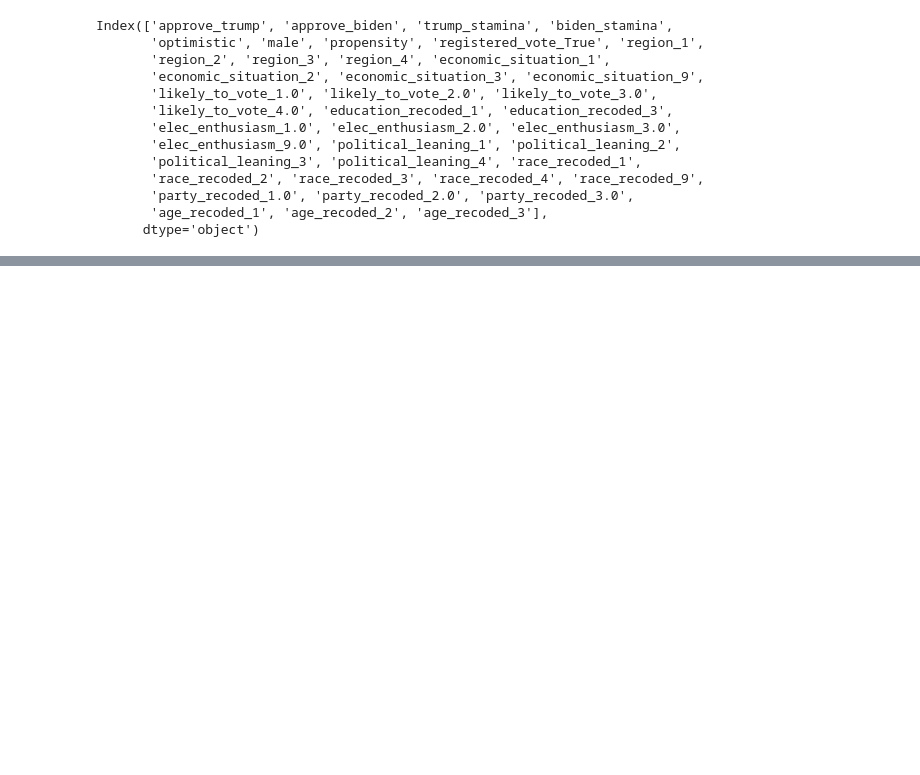
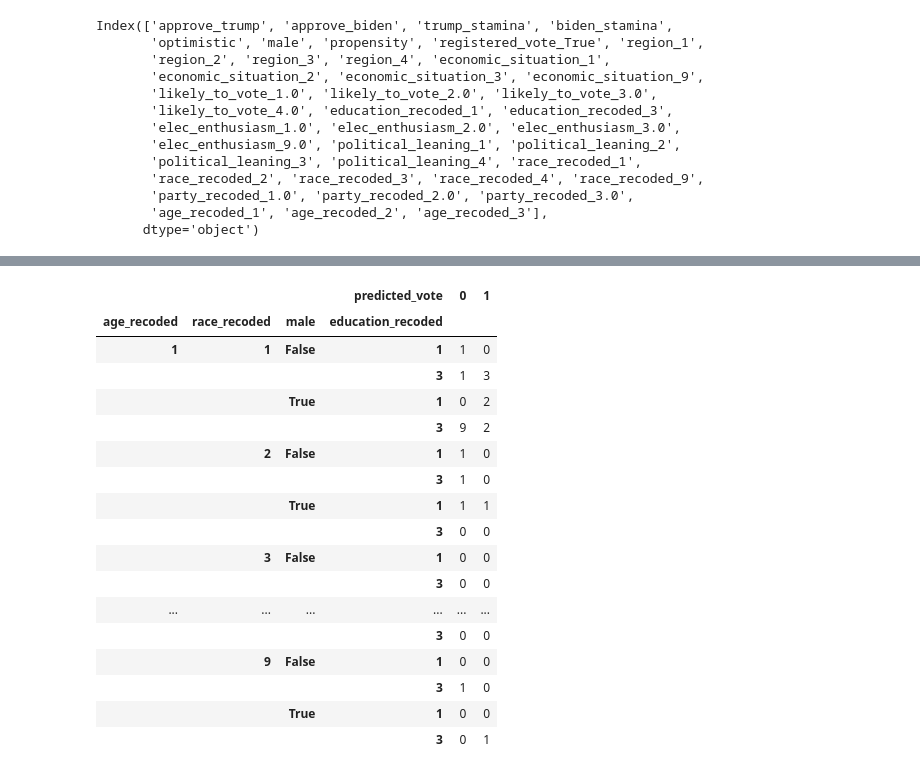
Before and after one commit to pmench/mrp-team, a Jupyter notebook: src/bella_ML.ipynb, the cells around one changed output, grey strips where cells are left out. Drawn from its saved outputs; the diff is of its cells as text; code cells hidden in the pictures; blank space fills up the shorter version.

```diff
--- a/src/bella_ML.ipynb
+++ b/src/bella_ML.ipynb
@@ -819,7 +835,7 @@ y = nat_2020_june_clean2['vote_choice_recoded']
 # train test split
 # TODO: consider stratifying by anything????
 
-X_train, X_test, y_train, y_test = train_test_split(X, y, test_size = 0.15, random_state = 13)
+X_train, X_test, y_train, y_test = train_test_split(X, y, test_size = 0.2, random_state = 13, stratify=X['male'])
 # %%
 y_test.value_counts()
 # %% [output]
@@ -1034,7 +1054,7 @@ Index(['approve_trump', 'approve_biden', 'trump_stamina', 'biden_stamina',
       dtype='object')
 # %%
 
-X_test_copy['vote_choice_recoded'] = y_preds
+X_test_copy['predicted_vote'] = y_preds
 X_test_copy['actual_vote'] = y_test
 # X_test_copy_filtered = X_test_copy[['approve_trump', 'approve_biden', 'optimistic','focused_imp_issues','male', 'propensity',  'race_recoded_1', 'race_recoded_2', 'race_recoded_3', 'race_recoded_4',
 #        'race_recoded_9', 'party_recoded_1.0',
@@ -1042,6 +1062,5 @@ X_test_copy['actual_vote'] = y_test
 #        'vote_choice_recoded', 'actual_vote']]
 X_test_copy_filtered = X_test_copy[['approve_trump', 'approve_biden', 'optimistic','male', 'propensity',  'race_recoded_1', 'race_recoded_2', 'race_recoded_3', 'race_recoded_4',
        'race_recoded_9', 'party_recoded_1.0',
-       'party_recoded_2.0', 'age_recoded_1', 'age_recoded_2', 'age_recoded_3',
-       'vote_choice_recoded', 'actual_vote']]
+       'party_recoded_2.0', 'age_recoded_1', 'age_recoded_2', 'age_recoded_3', 'predicted_vote','actual_vote']]
 # %%
@@ -1062,0 +1085,7 @@ X_test_copy_filtered
+# %%
+# filter the nat_2020_june with the indexes in X_test_copy_filtered
+
+filtered_nat_2020_june = nat_2020_june.loc[X_test_copy_filtered.index].drop(columns= ['RESPID', 'PHTYPE', 'age', 'age_bin', 'party', 'party_unaffiliated', 'gender', 'latino', 'race', 'education', 'state', 'vote_choice_recoded'])
+filtered_nat_2020_june['predicted_vote'] = X_test_copy_filtered['predicted_vote']
+filtered_nat_2020_june['actual_vote'] = X_test_copy_filtered['actual_vote']
+filtered_nat_2020_june
@@ -1062,0 +1106,21 @@ X_test_copy_filtered
+# %%
+filtered_nat_2020_june.groupby(['age_recoded','race_recoded', 'male','education_recoded'])['predicted_vote'].value_counts().unstack(fill_value=0)
+# %% [output]
+|  |  |  | predicted_vote | 0 | 1 |
+| age_recoded | race_recoded | male | education_recoded |  |  |
+| 1 | 1 | False | 1 | 1 | 0 |
+|  |  |  | 3 | 1 | 3 |
+|  |  | True | 1 | 0 | 2 |
+|  |  |  | 3 | 9 | 2 |
+|  | 2 | False | 1 | 1 | 0 |
+|  |  |  | 3 | 1 | 0 |
+|  |  | True | 1 | 1 | 1 |
+|  |  |  | 3 | 0 | 0 |
+|  | 3 | False | 1 | 0 | 0 |
+|  |  |  | 3 | 0 | 0 |
+| ... | ... | ... | ... | ... | ... |
+|  |  |  | 3 | 0 | 0 |
+|  | 9 | False | 1 | 0 | 0 |
+|  |  |  | 3 | 1 | 0 |
+|  |  | True | 1 | 0 | 0 |
+|  |  |  | 3 | 0 | 1 |
```
Also changed, not shown: parts of 12 cells of this notebook.
